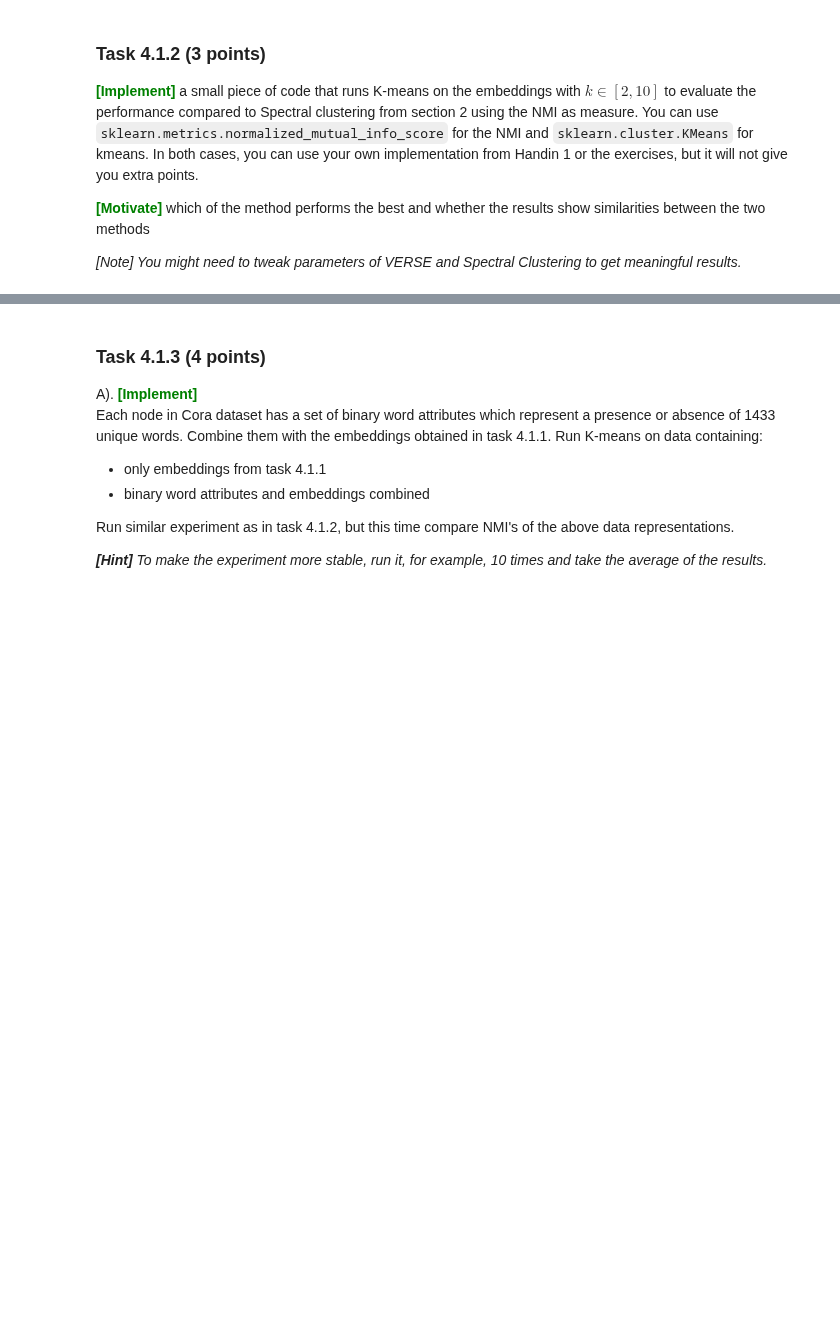
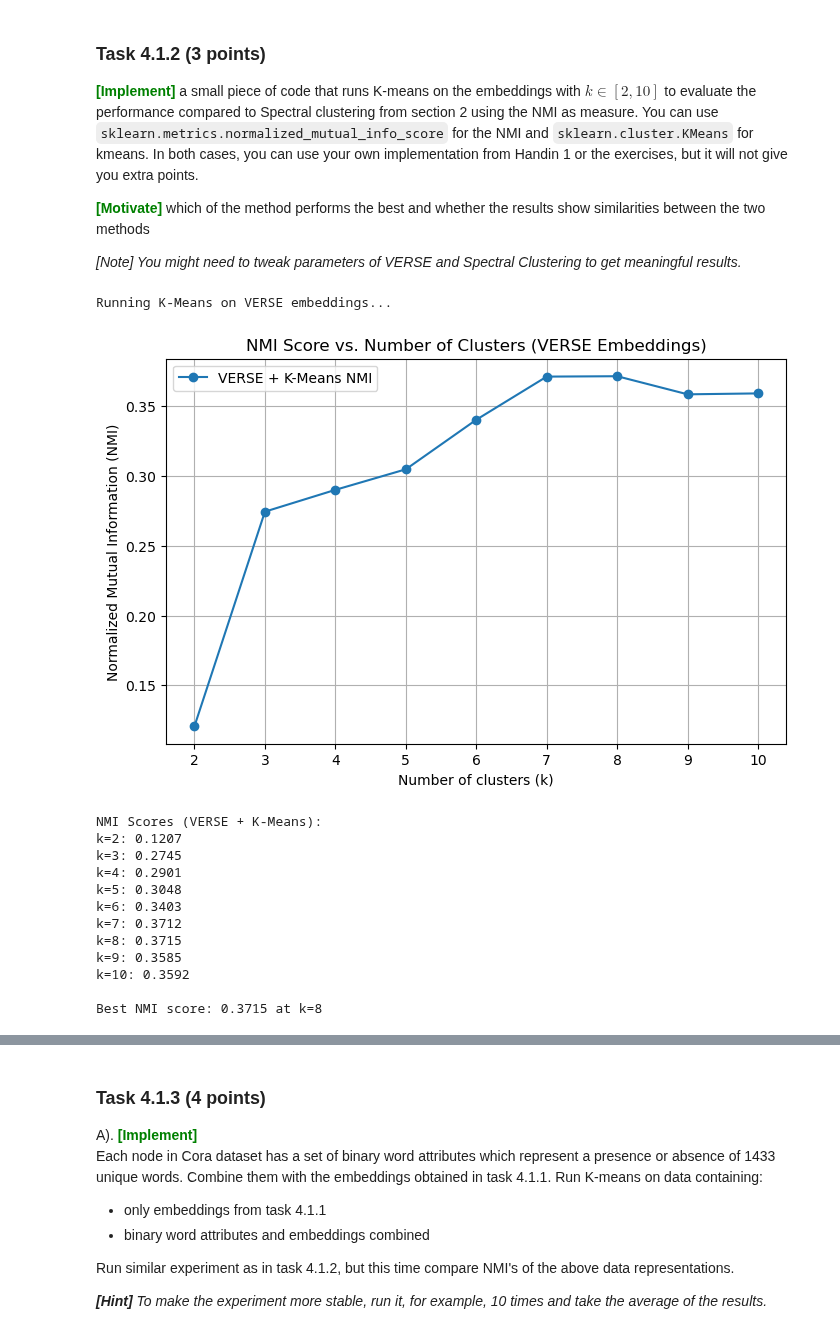
Before and after one commit to garlicxd/dm2025-group-7, a Jupyter notebook: handins/handin2.ipynb, the cells around one changed output, grey strips where cells are left out. Cells and saved outputs as stored; diff of their text form; code cells hidden in the pictures; blank space fills up the shorter version.

```diff
--- a/handins/handin2.ipynb
+++ b/handins/handin2.ipynb
@@ -1126,15 +1155,19 @@ def verse(G, S, d, k = 3, step_size = 0.05, steps = 100_000):
     ### YOUR CODE HERE
     return Z
+# %%
+# use already generated embeddings
+load_embeddings = False
 # %%
 # This code runs the `verse` algorithm above on G. You might want to change `step_size` and `steps`
-P   = pagerank_matrix(G)
-emb = verse(G, P, 8, step_size=0.05, steps=1_000_000)
+if not load_embeddings:
+    P   = pagerank_matrix(G)
+    emb = verse(G, P, 8, step_size=0.08, steps=500_000)
 # %%
 # You can save the embeddings to a local file using the below
-np.save('verse.npy', emb)
-
-# # Similarly, you can load them back using
-# emb = np.load('verse.npy')
+if not load_embeddings:
+    np.save('verse.npy', emb)
+else:
+    emb = np.load('verse.npy')
 # %% [markdown]
 ### Task 4.1.2 (3 points)
 
@@ -1146,6 +1179,56 @@ np.save('verse.npy', emb)
 # %%
 ### YOUR CODE HERE
 
+from sklearn.cluster import KMeans
+from sklearn.metrics import normalized_mutual_info_score
+
+node_list_ordered = list(G.nodes())
+ground_truth_labels = content.loc[node_list_ordered]['label_code'].to_numpy()
+
+k_values = range(2, 11) # k is [2, 10]
+nmi_scores_verse = []
+
+print("Running K-Means on VERSE embeddings...")
+for k in tqdm(k_values, desc="K-Means Progress"):
+    kmeans = KMeans(n_clusters=k, random_state=42, n_init=50).fit(emb) # random state set for determinism
+    nmi = normalized_mutual_info_score(ground_truth_labels, kmeans.labels_)
+    nmi_scores_verse.append(nmi)
+
+plt.figure(figsize=(8, 5))
+plt.plot(k_values, nmi_scores_verse, marker='o', label='VERSE + K-Means NMI')
+plt.xlabel("Number of clusters (k)")
+plt.ylabel("Normalized Mutual Information (NMI)")
+plt.title("NMI Score vs. Number of Clusters (VERSE Embeddings)")
+plt.xticks(k_values)
+plt.grid(True)
+plt.legend()
+plt.show()
+
+print("\nNMI Scores (VERSE + K-Means):")
+best_k_verse = -1
+best_nmi_verse = -1
+for k, score in zip(k_values, nmi_scores_verse):
+    print(f"k={k}: {score:.4f}")
+    if score > best_nmi_verse:
+        best_nmi_verse = score
+        best_k_verse = k
+print(f"\nBest NMI score: {best_nmi_verse:.4f} at k={best_k_verse}")
+
 ### YOUR CODE HERE
+# %% [output]
+Running K-Means on VERSE embeddings...
+[figure, added]
+NMI Scores (VERSE + K-Means):
+k=2: 0.1207
+k=3: 0.2745
+k=4: 0.2901
+k=5: 0.3048
+k=6: 0.3403
+k=7: 0.3712
+k=8: 0.3715
+k=9: 0.3585
+k=10: 0.3592
+
+Best NMI score: 0.3715 at k=8
 # %% [markdown]
 *******************
```
Also changed, not shown: parts of 21 cells of this notebook, 1 other file.
